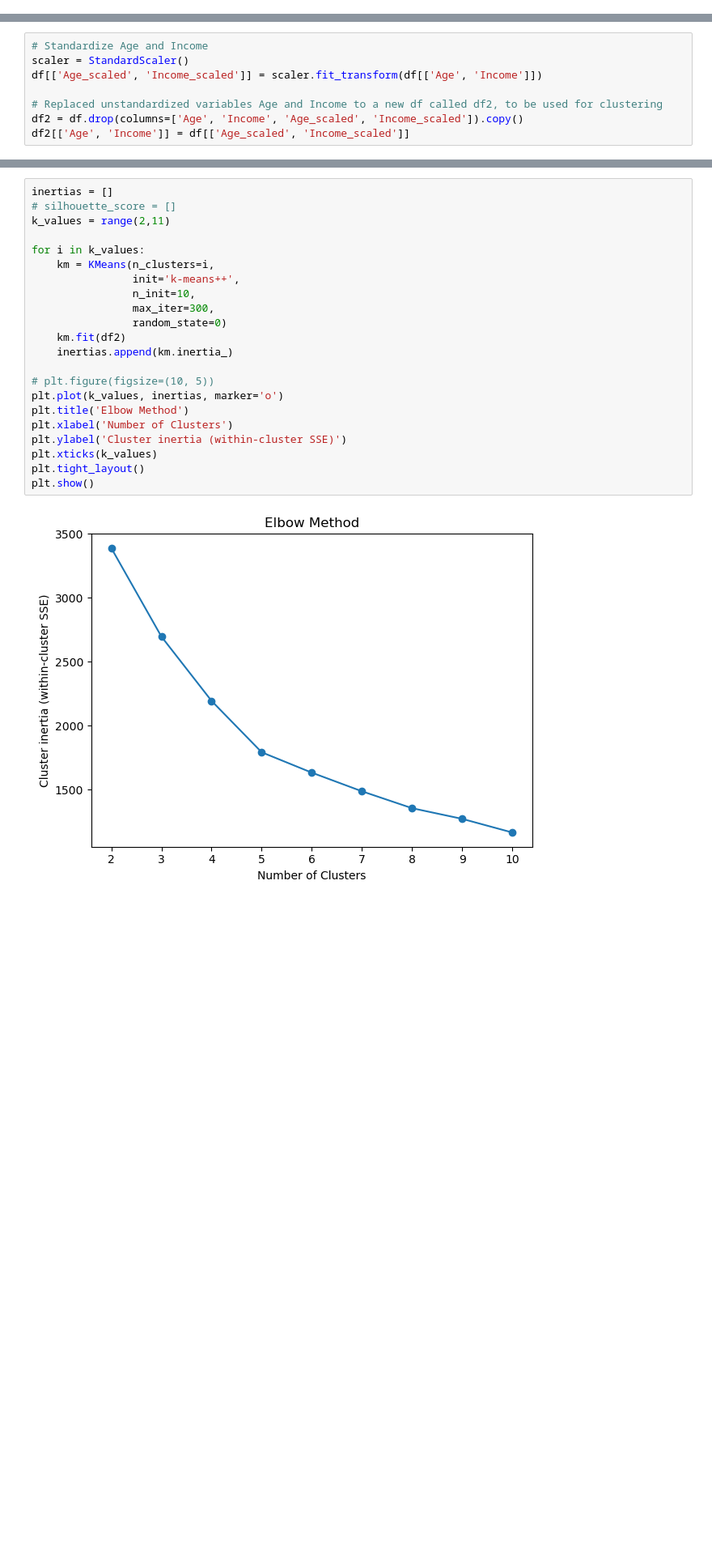
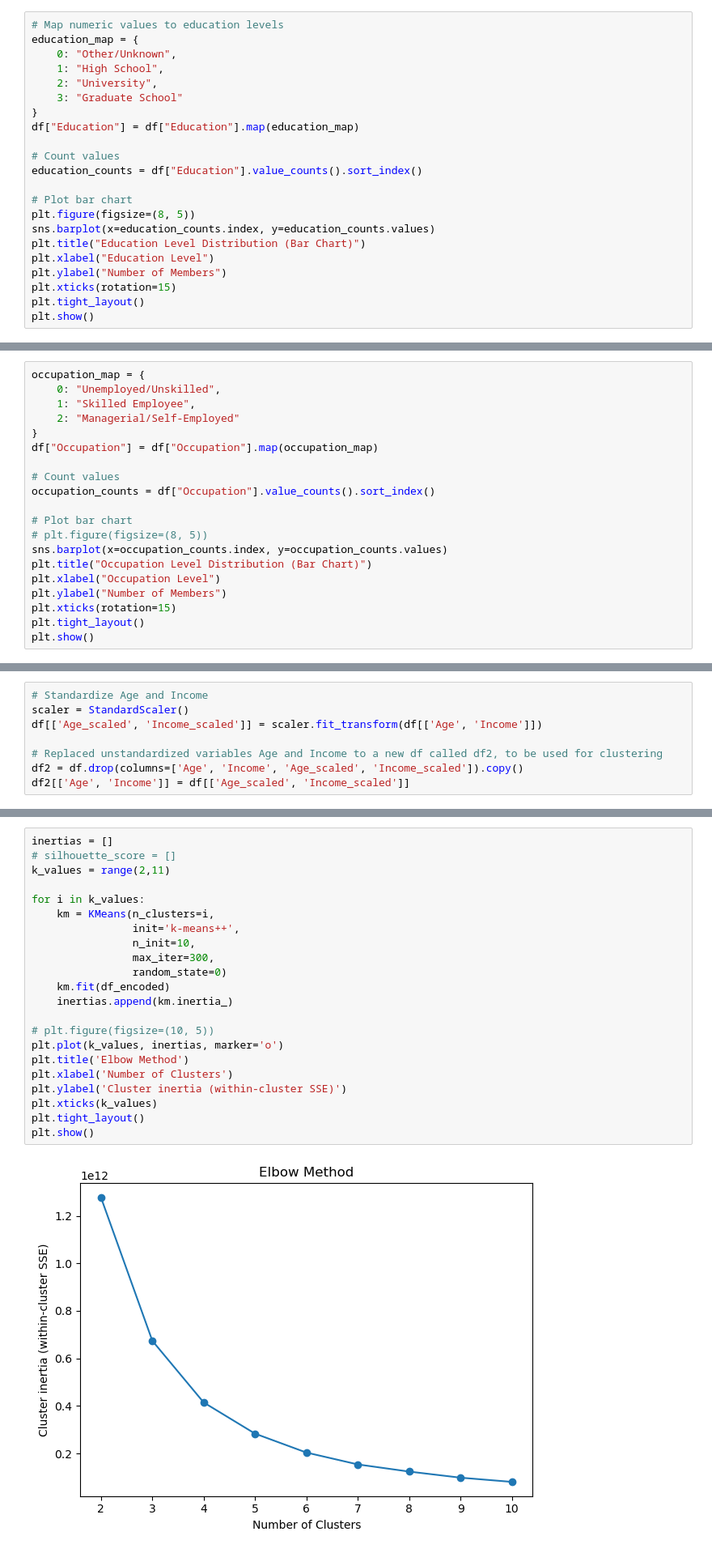
Before and after one commit to hearangheo/Applied-Predictive-Analytics, a Jupyter notebook: Assignment2_HeaRangHeo.ipynb, the cells around one changed output, grey strips where cells are left out. Shown: that part at 81% size. Cells and saved outputs as stored; diff of their text form; blank space fills up the shorter version.

```diff
--- a/Assignment2_HeaRangHeo.ipynb
+++ b/Assignment2_HeaRangHeo.ipynb
@@ -66,0 +103,22 @@ df['Education'].value_counts().plot(kind='pie', title='Education')
+# %%
+# Map numeric values to education levels
+education_map = {
+    0: "Other/Unknown",
+    1: "High School",
+    2: "University",
+    3: "Graduate School"
+}
+df["Education"] = df["Education"].map(education_map)
+
+# Count values
+education_counts = df["Education"].value_counts().sort_index()
+
+# Plot bar chart
+plt.figure(figsize=(8, 5))
+sns.barplot(x=education_counts.index, y=education_counts.values)
+plt.title("Education Level Distribution (Bar Chart)")
+plt.xlabel("Education Level")
+plt.ylabel("Number of Members")
+plt.xticks(rotation=15)
+plt.tight_layout()
+plt.show()
@@ -76,0 +132,20 @@ df['Occupation'].value_counts().plot(kind='bar', title='Occupation Distribution'
+# %%
+occupation_map = {
+    0: "Unemployed/Unskilled",
+    1: "Skilled Employee",
+    2: "Managerial/Self-Employed"
+}
+df["Occupation"] = df["Occupation"].map(occupation_map)
+
+# Count values
+occupation_counts = df["Occupation"].value_counts().sort_index()
+
+# Plot bar chart
+# plt.figure(figsize=(8, 5))
+sns.barplot(x=occupation_counts.index, y=occupation_counts.values)
+plt.title("Occupation Level Distribution (Bar Chart)")
+plt.xlabel("Occupation Level")
+plt.ylabel("Number of Members")
+plt.xticks(rotation=15)
+plt.tight_layout()
+plt.show()
@@ -124,27 +200,27 @@ memory usage: 109.5 KB
 # %%
 inertias = []
 # silhouette_score = []
 k_values = range(2,11)
 
 for i in k_values:
     km = KMeans(n_clusters=i,
                 init='k-means++',
                 n_init=10,
                 max_iter=300,
                 random_state=0)
-    km.fit(df2)
+    km.fit(df_encoded)
     inertias.append(km.inertia_)
 
 # plt.figure(figsize=(10, 5))
 plt.plot(k_values, inertias, marker='o')
 plt.title('Elbow Method')
 plt.xlabel('Number of Clusters')
 plt.ylabel('Cluster inertia (within-cluster SSE)')
 plt.xticks(k_values)
 plt.tight_layout()
 plt.show()
 # %% [output]
-[figure, old version]
+[figure, new version]
 # %%
 # Set your input data (standardized version)
 X = df2.drop(columns=['kmeans_cluster', 'agg_cluster'], errors='ignore')
```
Also changed, not shown: parts of 12 cells of this notebook.
